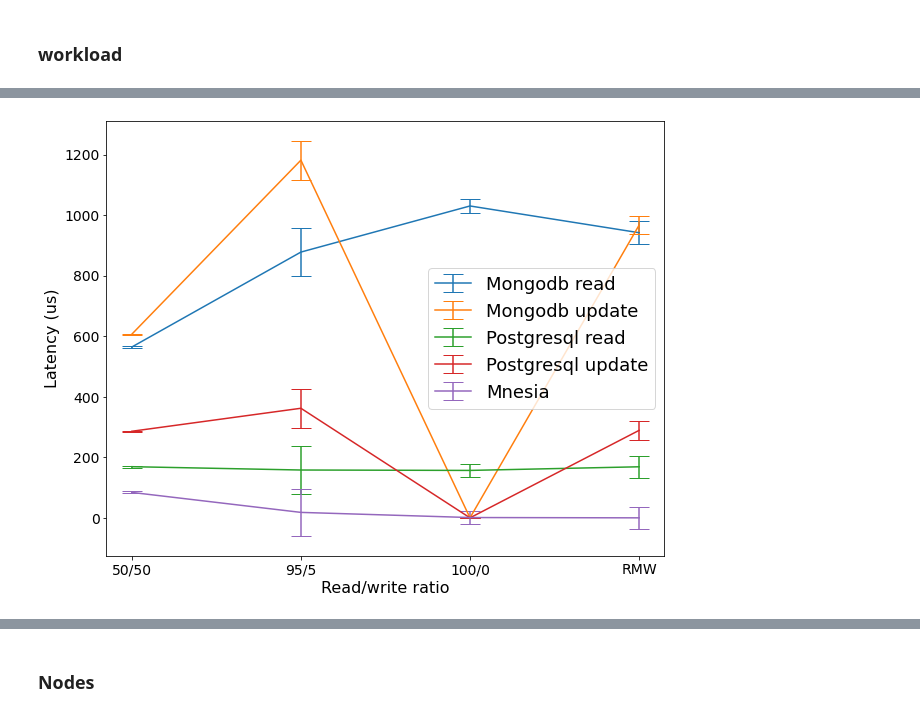
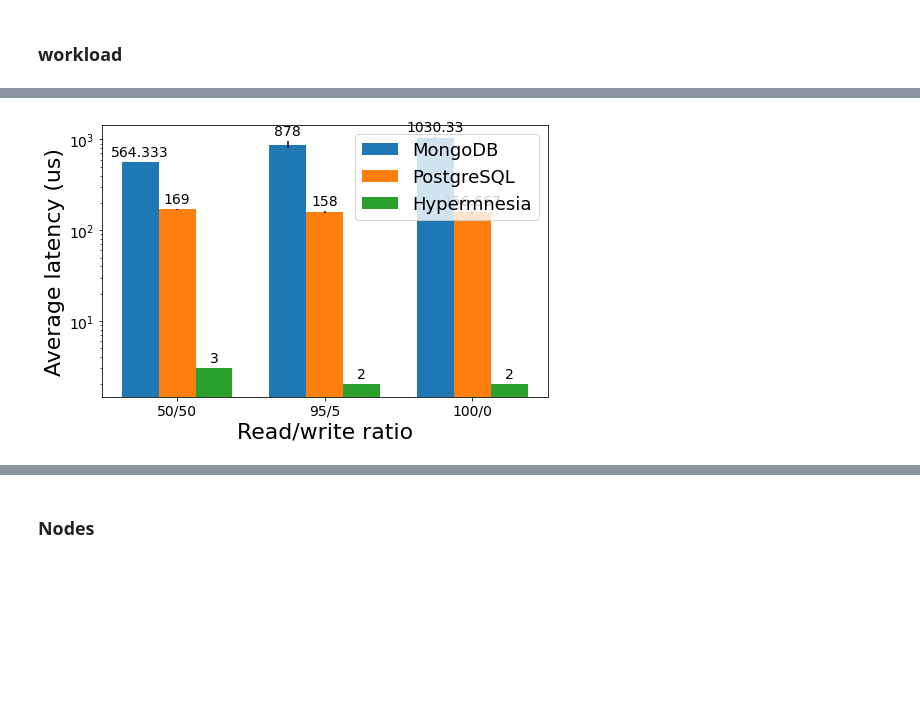
Before and after one commit to Vincent-lau/hypermnesia_eval, a Jupyter notebook: graphs/plot.ipynb, the cells around one changed output, grey strips where cells are left out. Cells and saved outputs as stored; diff of their text form; code cells hidden in the pictures; blank space fills up the shorter version.

```diff
--- a/graphs/plot.ipynb
+++ b/graphs/plot.ipynb
@@ -5,13 +7,13 @@ from palettable.colorbrewer.qualitative import Set2_7
 # %%
 cs = ['tab:blue', 'tab:orange', 'tab:green', 'tab:red', 'tab:purple', 'tab:brown', 'tab:pink', 'tab:gray', 'tab:olive', 'tab:cyan']
 params = {
-   'axes.labelsize': 16,
+   'axes.labelsize': 26,
    'font.size': 14,
    'legend.fontsize': 18,
    'xtick.labelsize': 14,
    'ytick.labelsize': 14,
    'text.usetex': False,
-   'figure.figsize': [7, 5],
+   'figure.figsize': [8, 5],
    'hist.bins': 20,
 }
 rcParams = plt.rcParams
@@ -294,61 +341,77 @@ ValueError: shape mismatch: objects cannot be broadcast to a single shape.  Mism
 # %%
 # ms 100000 ops
-ops = 100000
-workload_type = ['50/50', '95/5', '100/0', 'RMW']
+ps = 100000
+workload_type = ['50/50', '95/5', '100/0']
 
-total_time = [[59215, 59710, 59212], [1390, 1210, 1243],
-              [1458, 1420, 1387], [1763, 1916, 1808]]  # ms
-mongodb_read_lat = [[562, 569, 562], [987, 808, 839],
-                    [1052, 1040, 999], [905, 993, 928]]
-mongodb_update_lat = [[605, 609, 606], [
-    1240, 1092, 1213], [0, 0, 0], [941, 1010, 950]]  # ms
+# total_time = [[59215, 59710, 59212], [1390, 1210, 1243],
+#               [1458, 1420, 1387], [1763, 1916, 1808]]  # ms
+# mongodb_read_lat = [[562, 569, 562], [987, 808, 839],
+#                     [1052, 1040, 999], [905, 993, 928]]
+# mongodb_update_lat = [[605, 609, 606], [
+#     1240, 1092, 1213], [0, 0, 0], [941, 1010, 950]]  # ms
+
+# total_time = [[23428, 23462, 22743], [15836, 17242, 16797],
+#               [16981, 15836, 15554], [31906, 1916, 31761]]  # ms
+# postgres_read_lat = [[170, 169, 168], [
+#     163, 157, 154], [154, 165, 151], [169, 168, 169]]
+# postgres_update_lat = [[289, 291, 278], [
+#     369, 373, 344], [0, 0, 0], [287, 293, 287]]  # ms
+
+
+mongodb_read_lat = [[562, 569, 562], [987, 808, 839], [1052, 1040, 999]]
+mongodb_update_lat = [[605, 609, 606], [1240, 1092, 1213], [0, 0, 0]]  # ms
+
+postgres_read_lat = [[170, 169, 168], [163, 157, 154], [154, 165, 151]]
+postgres_update_lat = [[289, 291, 278], [369, 373, 344], [0, 0, 0]]  # ms
+
+# log-workload.txt + log4.txt
+rw_ratio = [i * 0.1 for i in range(1, 11)]
+mnesia_read_lat = [[3,3, 3], [2,2,2], [2,2,2]]
+mnesia_write_lat = [[163, 164,160], [157, 156,152], [0,0,0]]
+
+# mnesia_write_lat = [[163, 167,162], [19,19,19], [2, 2, 2]]
+
 
 mongodb_read_lat = np.array([[np.mean(l), np.std(l)]
                             for l in mongodb_read_lat])
 mongodb_update_lat = np.array([[np.mean(l), np.std(l)]
                               for l in mongodb_update_lat])
 
 
-rw_ratio = [i * 0.1 for i in range(1, 11)]
-mnesia_ec_lat = [157, 87, 113, 100, 84, 37, 50, 17, 18, 0]
-mnesia_ec_lat = np.array([[84, 0], [18, 0], [1, 0], [0, 0]])
-
-
-total_time = [[23428, 23462, 22743], [15836, 17242, 16797],
-              [16981, 15836, 15554], [31906, 1916, 31761]]  # ms
-postgres_read_lat = [[170, 169, 168], [
-    163, 157, 154], [154, 165, 151], [169, 168, 169]]
-postgres_update_lat = [[289, 291, 278], [
-    369, 373, 344], [0, 0, 0], [287, 293, 287]]  # ms
-
 postgres_read_lat = np.array([[np.mean(l), np.std(l)]
                              for l in postgres_read_lat])
 postgres_update_lat = np.array(
     [[np.mean(l), np.std(l)] for l in postgres_update_lat])
 
-lat = {
-    'mongodb': [mongodb_read_lat, mongodb_update_lat],
-    'postgresql': [postgres_read_lat, postgres_update_lat],
-    'mnesia': [mnesia_ec_lat]
+mnesia_read_lat = np.array([[np.mean(l), np.std(l)] for l in mnesia_read_lat])
+mnesia_write_lat = np.array([[np.mean(l), np.std(l)] for l in mnesia_write_lat])
+
+lats = {
+    'MongoDB': [mongodb_read_lat, mongodb_update_lat],
+    'PostgreSQL': [postgres_read_lat, postgres_update_lat],
+    'Hypermnesia': [mnesia_read_lat, mnesia_write_lat]
 }
 
 fig, ax = plt.subplots()
-fig.set_size_inches(10, 8)
-ax.errorbar(workload_type, lat['mongodb'][0][:, 0],
-            yerr=lat['mongodb'][0][:, 1], capsize=10, label='Mongodb read')
-ax.errorbar(workload_type, lat['mongodb'][1][:, 0],
-            yerr=lat['mongodb'][1][:, 1], capsize=10, label='Mongodb update')
-ax.errorbar(workload_type, lat['postgresql'][0][:, 0],
-            yerr=lat['mongodb'][0][:, 1], capsize=10, label='Postgresql read')
-ax.errorbar(workload_type, lat['postgresql'][1][:, 0],
-            yerr=lat['mongodb'][1][:, 1], capsize=10, label='Postgresql update')
-ax.errorbar(workload_type, lat['mnesia'][0][:, 0],
-            yerr=lat['mongodb'][0][:, 1], capsize=10, label='Mnesia')
 
-ax.set_ylabel('Latency (us)')
-ax.set_xlabel('Read/write ratio')
+x = np.arange(len(workload_type))  # the label locations
+width = 0.25  # the width of the bars
+multiplier = 0
+
+for db, lat in lats.items():
+       offset = width * multiplier
+       rects = ax.bar(x + offset, lat[0][:, 0], yerr=lat[0][:, 1], width=width, label=db, log=True)
+       ax.bar_label(rects, padding=3)
+       multiplier += 1
+
+
+
+
+ax.set_xticks(x + width, workload_type)
+ax.set_ylabel('Average latency (us)', fontsize=22)
+ax.set_xlabel('Read/write ratio', fontsize=22)
 ax.legend()
 
-fig.savefig('lat_workload.jpg')
+fig.savefig('lat_workload_read_all.pdf')
 # %% [output]
-[figure, old version]
+[figure, new version]
```
Also changed, not shown: parts of 8 cells of this notebook, 12 other files.
